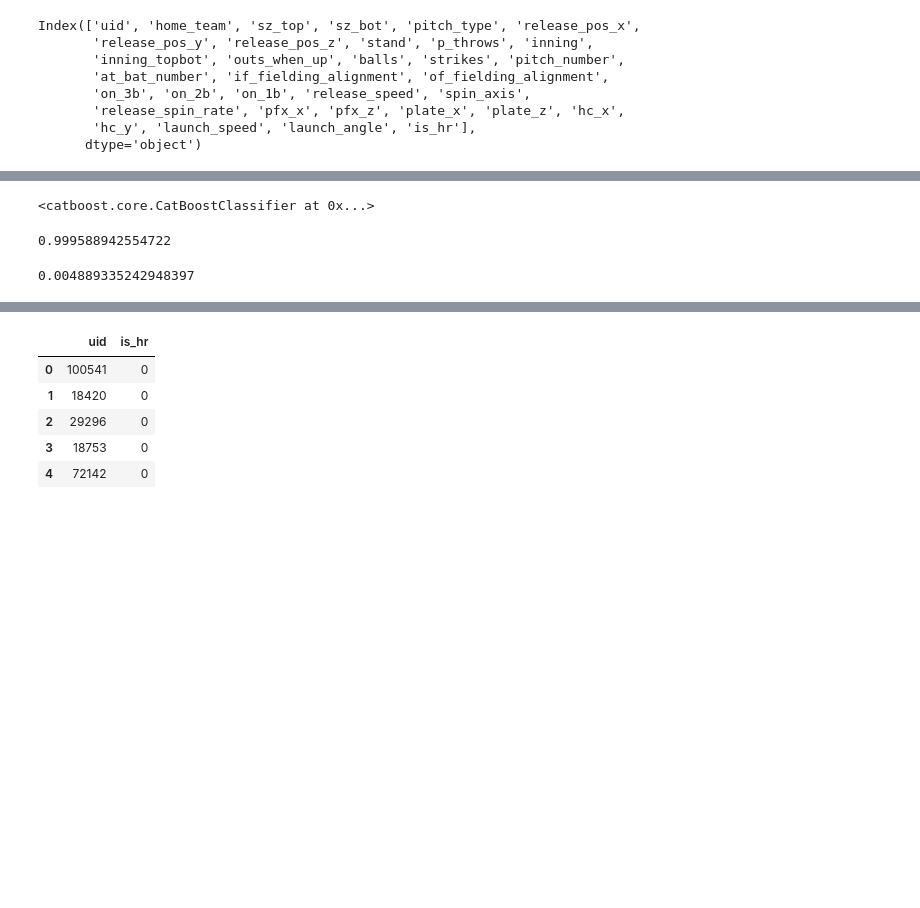
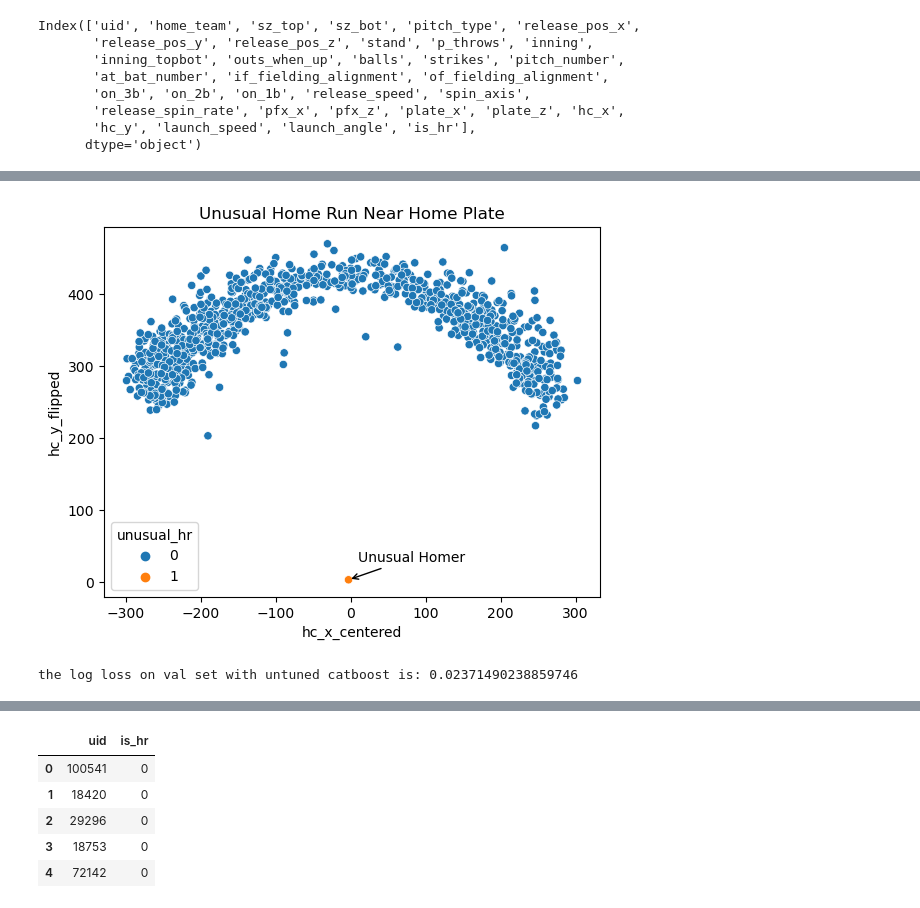
Before and after one commit to yaobviously/nick_wan_home_runs, a Jupyter notebook: home_run_submission.ipynb, the cells around one changed output, grey strips where cells are left out. Drawn from its saved outputs; the diff is of its cells as text; code cells hidden in the pictures; blank space fills up the shorter version.

```diff
--- a/home_run_submission.ipynb
+++ b/home_run_submission.ipynb
@@ -83,3 +102,19 @@ df.sort_values(by=['outlier', 'is_hr'], ascending=[False, False])[['implied_dist
 # %%
-# visual inspection, i'm going to eliminate this unusual hr
-df = df[df['uid'] != 37812].copy()
+# plotting the unusual home run
+sample_df = df[df['is_hr'] == 1].sample(1000).copy()
+unusual_hr = df[df['uid'] == 37812].copy()
+sample_df = pd.concat([sample_df, unusual_hr])
+sample_df['unusual_hr'] = np.where(sample_df['uid'] == 37812, 1, 0)
+
+sns.scatterplot(x='hc_x_centered', y='hc_y_flipped', data=sample_df, hue='unusual_hr')
+
+highlight_point = sample_df[sample_df['uid'] == 37812].iloc[0]
+arrow_text = "Unusual Homer"
+plt.annotate(arrow_text, xy=(highlight_point['hc_x_centered'], highlight_point['hc_y_flipped']),
+             xytext=(highlight_point['hc_x_centered'] + 13, highlight_point['hc_y_flipped'] +25),
+             arrowprops=dict(facecolor='red', arrowstyle='->'))
+
+plt.title("Unusual Home Run Near Home Plate")
+plt.show()
+# %% [output]
+[figure, added]
@@ -86,21 +124,15 @@ df = df[df['uid'] != 37812].copy()
 # %%
 categorical_columns = df.select_dtypes(exclude=['float', 'int']).columns.to_list()
 # %%
-X = df.drop(columns=['uid', 'is_hr', 'outlier'])
+X = df.drop(columns=['uid', 'is_hr'])
 y = df['is_hr']
 
 model = catboost.CatBoostClassifier(cat_features=categorical_columns)
 
 X_train, X_val, y_train, y_val = train_test_split(X, y, test_size=0.2, random_state=1944)
 
-model.fit(X, y, eval_set=(X_val, y_val), early_stopping_rounds=10, verbose=False)
+model.fit(X_train, y_train, eval_set=(X_val, y_val), early_stopping_rounds=10, verbose=False)
+
+print("the log loss on val set with untuned catboost is:", log_loss(y_val, model.predict_proba(X_val)))
 # %% [output]
-<catboost.core.CatBoostClassifier at 0x...>
+the log loss on val set with untuned catboost is: 0.02371490238859746
-# %%
-accuracy_score(y_val, model.predict(X_val))
-# %% [output]
-0.999588942554722
-# %%
-log_loss(y_test, model.predict_proba(X_test))
-# %% [output]
-0.004889335242948397
```
Also changed, not shown: parts of 18 cells of this notebook.
